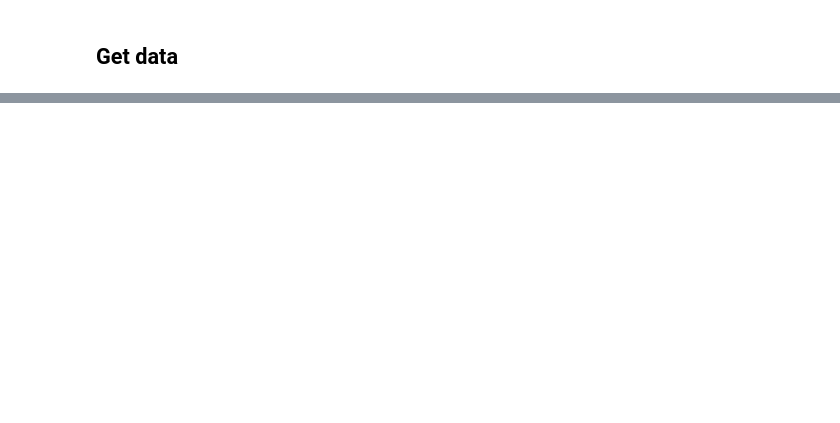
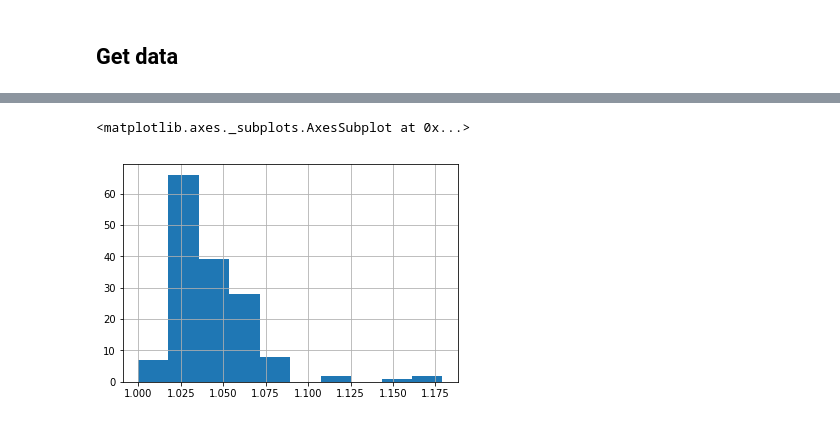
Before and after one commit to giladkeren/adhoc_charts, a Jupyter notebook: cases/case_example/Capital_one_saturation.ipynb, the cells around one changed output, grey strips where cells are left out. Drawn from its saved outputs; the diff is of its cells as text; code cells hidden in the pictures; blank space fills up the shorter version.

```diff
--- a/cases/case_example/Capital_one_saturation.ipynb
+++ b/cases/case_example/Capital_one_saturation.ipynb
@@ -60,0 +80,5 @@ performance_data
+# %%
+performance_data.avg_pos_clicks.hist()
+# %% [output]
+<matplotlib.axes._subplots.AxesSubplot at 0x...>
+[figure, added]
```
Also changed, not shown: parts of 7 cells of this notebook, 3 other files.
